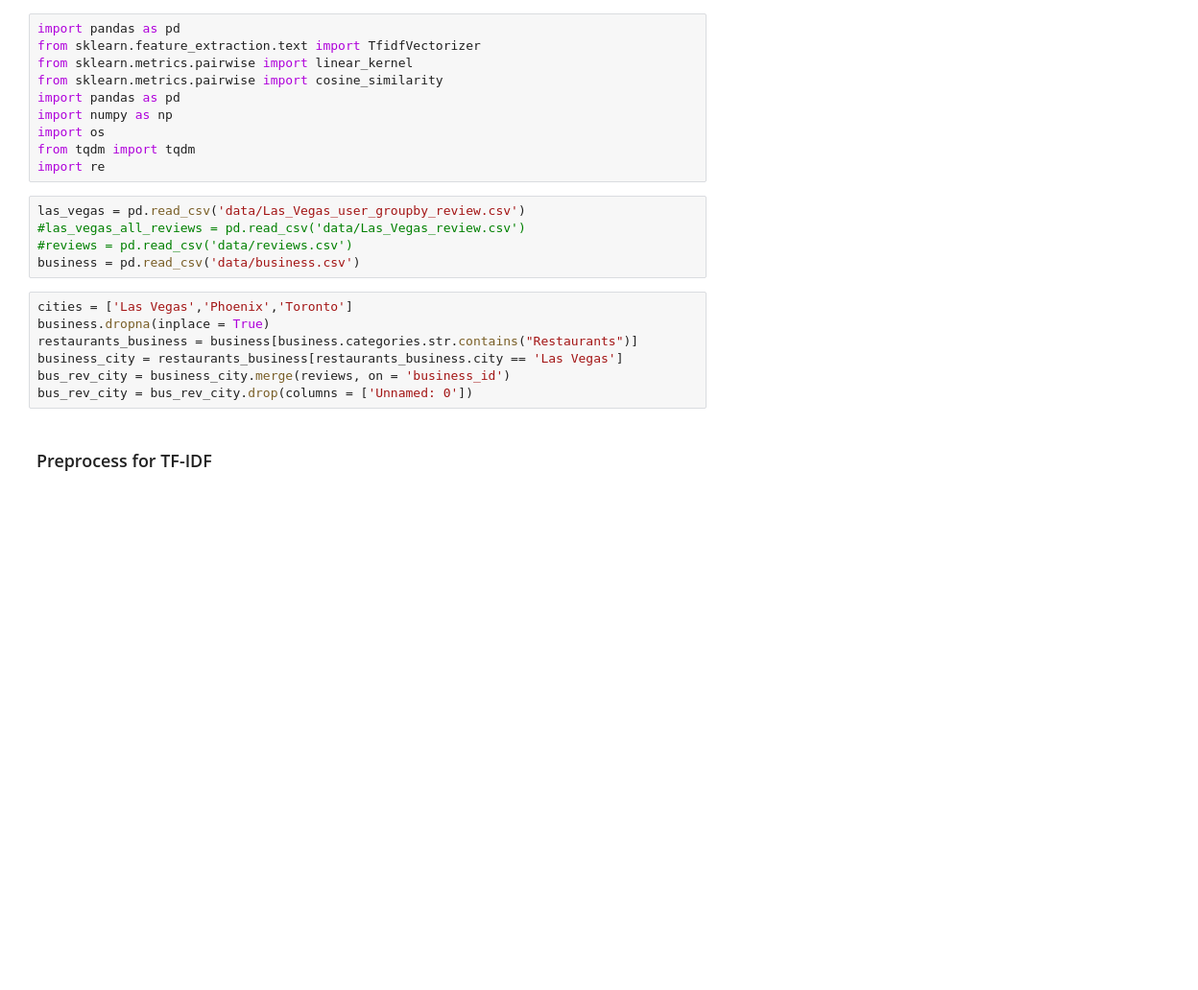
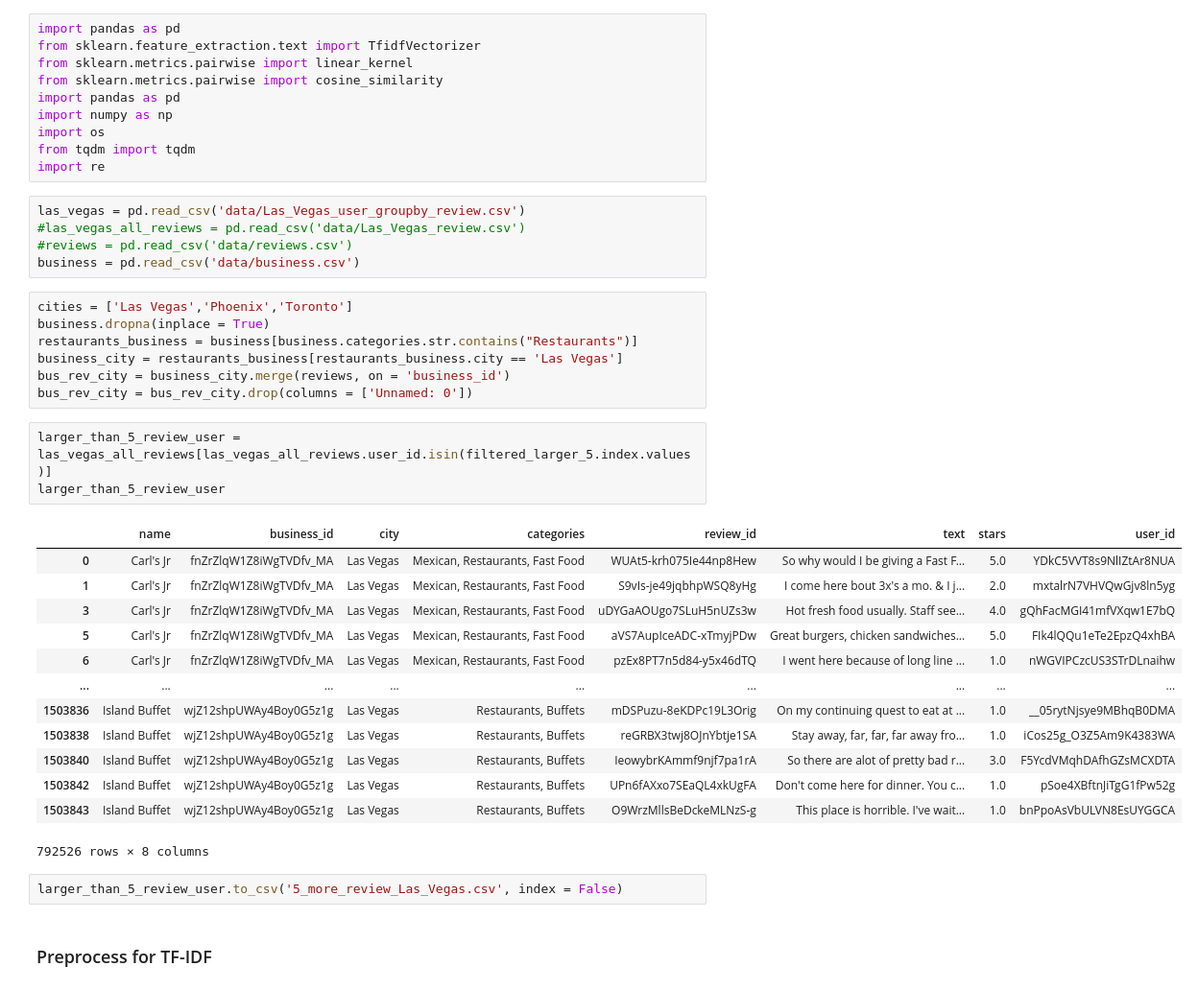
Before and after one commit to Lannnnnnn/LA-Restaurant-recommend, a Jupyter notebook: notebooks/TF-IDF content-based recommendation.ipynb, the cells around one changed output. Shown at 96% size. Drawn from its saved outputs; the diff is of its cells as text; blank space fills up the shorter version.

```diff
--- a/notebooks/TF-IDF content-based recommendation.ipynb
+++ b/notebooks/TF-IDF content-based recommendation.ipynb
@@ -20,5 +20,24 @@ restaurants_business = business[business.categories.str.contains("Restaurants")]
 business_city = restaurants_business[restaurants_business.city == 'Las Vegas']
 bus_rev_city = business_city.merge(reviews, on = 'business_id')
 bus_rev_city = bus_rev_city.drop(columns = ['Unnamed: 0'])
+# %%
+larger_than_5_review_user = las_vegas_all_reviews[las_vegas_all_reviews.user_id.isin(filtered_larger_5.index.values)]
+larger_than_5_review_user
+# %% [output]
+|  | name | business_id | city | categories | review_id | text | stars | user_id |
+| 0 | Carl's Jr | fnZrZlqW1Z8iWgTVDfv_MA | Las Vegas | Mexican, Restaurants, Fast Food | WUAt5-krh075Ie44np8Hew | So why would I be giving a Fast F... | 5.0 | YDkC5VVT8s9NlIZtAr8NUA |
+| 1 | Carl's Jr | fnZrZlqW1Z8iWgTVDfv_MA | Las Vegas | Mexican, Restaurants, Fast Food | S9vIs-je49jqbhpWSQ8yHg | I come here bout 3x's a mo. & I j... | 2.0 | mxtalrN7VHVQwGjv8ln5yg |
+| 3 | Carl's Jr | fnZrZlqW1Z8iWgTVDfv_MA | Las Vegas | Mexican, Restaurants, Fast Food | uDYGaAOUgo7SLuH5nUZs3w | Hot fresh food usually. Staff see... | 4.0 | gQhFacMGI41mfVXqw1E7bQ |
+| 5 | Carl's Jr | fnZrZlqW1Z8iWgTVDfv_MA | Las Vegas | Mexican, Restaurants, Fast Food | aVS7AupIceADC-xTmyjPDw | Great burgers, chicken sandwiches... | 5.0 | FIk4lQQu1eTe2EpzQ4xhBA |
+| 6 | Carl's Jr | fnZrZlqW1Z8iWgTVDfv_MA | Las Vegas | Mexican, Restaurants, Fast Food | pzEx8PT7n5d84-y5x46dTQ | I went here because of long line ... | 1.0 | nWGVIPCzcUS3STrDLnaihw |
+| ... | ... | ... | ... | ... | ... | ... | ... | ... |
+| 1503836 | Island Buffet | wjZ12shpUWAy4Boy0G5z1g | Las Vegas | Restaurants, Buffets | mDSPuzu-8eKDPc19L3Orig | On my continuing quest to eat at ... | 1.0 | __05rytNjsye9MBhqB0DMA |
+| 1503838 | Island Buffet | wjZ12shpUWAy4Boy0G5z1g | Las Vegas | Restaurants, Buffets | reGRBX3twj8OJnYbtje1SA | Stay away, far, far, far away fro... | 1.0 | iCos25g_O3Z5Am9K4383WA |
+| 1503840 | Island Buffet | wjZ12shpUWAy4Boy0G5z1g | Las Vegas | Restaurants, Buffets | IeowybrKAmmf9njf7pa1rA | So there are alot of pretty bad r... | 3.0 | F5YcdVMqhDAfhGZsMCXDTA |
+| 1503842 | Island Buffet | wjZ12shpUWAy4Boy0G5z1g | Las Vegas | Restaurants, Buffets | UPn6fAXxo7SEaQL4xkUgFA | Don't come here for dinner. You c... | 1.0 | pSoe4XBftnJiTgG1fPw52g |
+| 1503843 | Island Buffet | wjZ12shpUWAy4Boy0G5z1g | Las Vegas | Restaurants, Buffets | O9WrzMllsBeDckeMLNzS-g | This place is horrible. I've wait... | 1.0 | bnPpoAsVbULVN8EsUYGGCA |
+792526 rows × 8 columns
+# %%
+larger_than_5_review_user.to_csv('5_more_review_Las_Vegas.csv', index = False)
 # %% [markdown]
 ### Preprocess for TF-IDF
```
Also changed, not shown: parts of 5 cells of this notebook, 1 other file.
